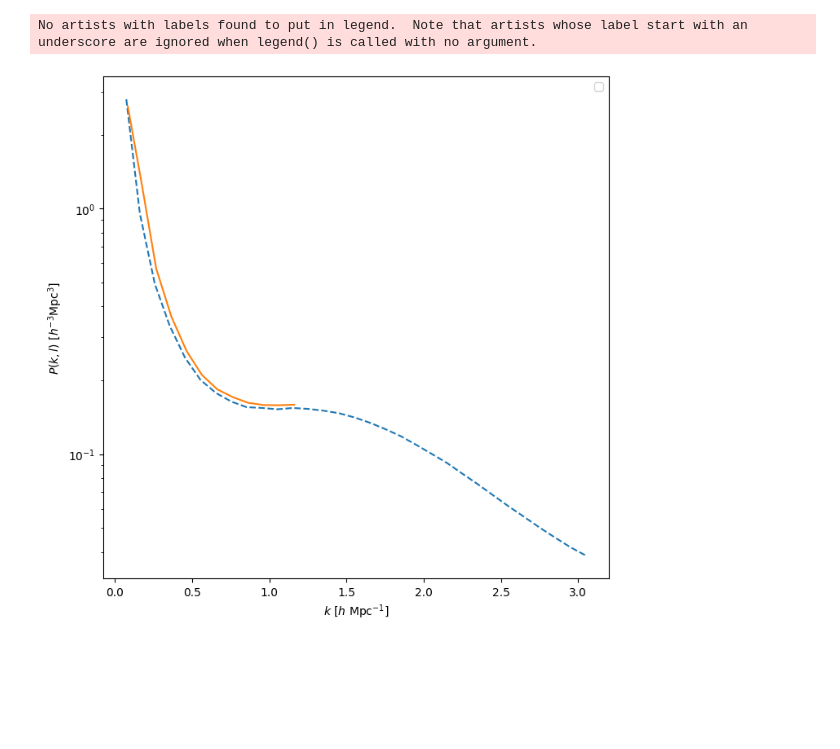
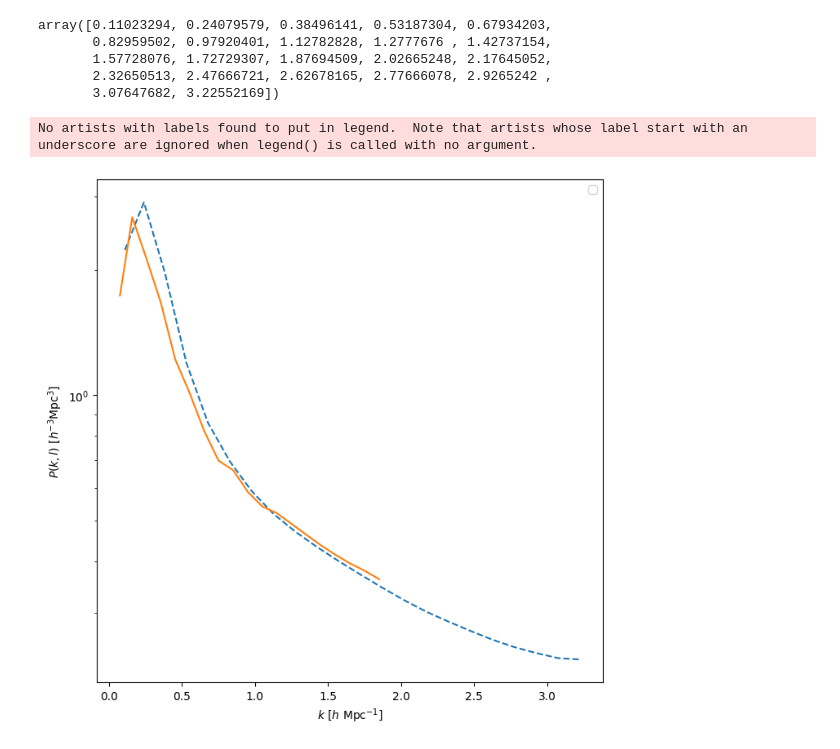
Before and after one commit to guoqigithub/MAPLE-test, a Jupyter notebook: test_power.ipynb, the cells around one changed output. Saved outputs shown, nothing was run; the diff lists cells and outputs as text; code cells hidden in the pictures; blank space fills up the shorter version.

```diff
--- a/test_power.ipynb
+++ b/test_power.ipynb
@@ -34,36 +34,44 @@ Pk_l2 = m_array[l2,2]
 l4 = np.where(m_array[:,1]==4)[0]
 k_l4 = m_array[l4,0]
 Pk_l4 = m_array[l4,2]
-# %%
-# r_red_2d = FFTPower(pm_red, mode='2d', dk=0.1, kmin=0.0001, Nmu=4, los=[0,0,1])
-# Pkmu_red = r_red_2d.power
-
-r_ex_2d = FFTPower(pm_ex, mode='2d', dk=0.1, kmin=0.01, Nmu=5, los=[0,0,1], poles=[0,2,4])
-poles = r_ex_2d.poles
-plt.figure(figsize=(8,8))
-
-# plot each mu bin
-lines = ["r","g","b","k","y"]
-# for i in range(Pkmu_red.shape[1]):
-#     Pk = Pkmu_red[:,i] # select the ith mu bin
-#     label = r'$\mu$=%.1f' % (Pkmu_red.coords['mu'][i])
-#     plt.loglog(Pk['k'], Pk['power'].real,lines[i], label=label)
-plt.plot(k_l0, k_l0 * Pk_l0, linestyle='dashed')
-# plt.plot(k_l2, -k_l2 * Pk_l2, linestyle='dashed')
-
-# format the axes
-plt.legend(loc=0, ncol=2)
-plt.xlabel(r"$k$ [$h \ \mathrm{Mpc}^{-1}$]")
-plt.ylabel(r"$P(k, l)$ [$h^{-3}\mathrm{Mpc}^3$]")
-
-#plot realspace as little dots on top
-for ell in [0]:
-    label = r'$\ell=%d$' % (ell)
-    P = poles['power_%d' %ell].real
-    # if ell == 0: P = P - poles.attrs['shotnoise']
-    plt.plot(poles['k'], poles['k'] * P, label=label)
-
-plt.yscale("log")
-# %% [output]
-No artists with labels found to put in legend.  Note that artists whose label start with an underscore are ignored when legend() is called with no argument.
-[figure, removed]
+# %%
+k_l0
+# %% [output]
+array([0.11023294, 0.24079579, 0.38496141, 0.53187304, 0.67934203,
+       0.82959502, 0.97920401, 1.12782828, 1.2777676 , 1.42737154,
+       1.57728076, 1.72729307, 1.87694509, 2.02665248, 2.17645052,
+       2.32650513, 2.47666721, 2.62678165, 2.77666078, 2.9265242 ,
+       3.07647682, 3.22552169])
+# %%
+# r_red_2d = FFTPower(pm_red, mode='2d', dk=0.1, kmin=0.0001, Nmu=4, los=[0,0,1])
+# Pkmu_red = r_red_2d.power
+
+r_ex_2d = FFTPower(pm_ex, mode='2d', dk=0.1, kmin=0.0001, Nmu=5, los=[0,0,1], poles=[0,2,4])
+poles = r_ex_2d.poles
+plt.figure(figsize=(8,8))
+
+# plot each mu bin
+lines = ["r","g","b","k","y"]
+# for i in range(Pkmu_red.shape[1]):
+#     Pk = Pkmu_red[:,i] # select the ith mu bin
+#     label = r'$\mu$=%.1f' % (Pkmu_red.coords['mu'][i])
+#     plt.loglog(Pk['k'], Pk['power'].real,lines[i], label=label)
+plt.plot(k_l0, k_l0 * Pk_l0, linestyle='dashed')
+# plt.plot(k_l2, -k_l2 * Pk_l2, linestyle='dashed')
+
+# format the axes
+plt.legend(loc=0, ncol=2)
+plt.xlabel(r"$k$ [$h \ \mathrm{Mpc}^{-1}$]")
+plt.ylabel(r"$P(k, l)$ [$h^{-3}\mathrm{Mpc}^3$]")
+
+#plot realspace as little dots on top
+for ell in [0]:
+    label = r'$\ell=%d$' % (ell)
+    P = poles['power_%d' %ell].real
+    # if ell == 0: P = P - poles.attrs['shotnoise']
+    plt.plot(poles['k'], poles['k'] * P, label=label)
+
+plt.yscale("log")
+# %% [output]
+No artists with labels found to put in legend.  Note that artists whose label start with an underscore are ignored when legend() is called with no argument.
+[figure, added]
```
Also changed, not shown: parts of 8 cells of this notebook, 1 other file.
